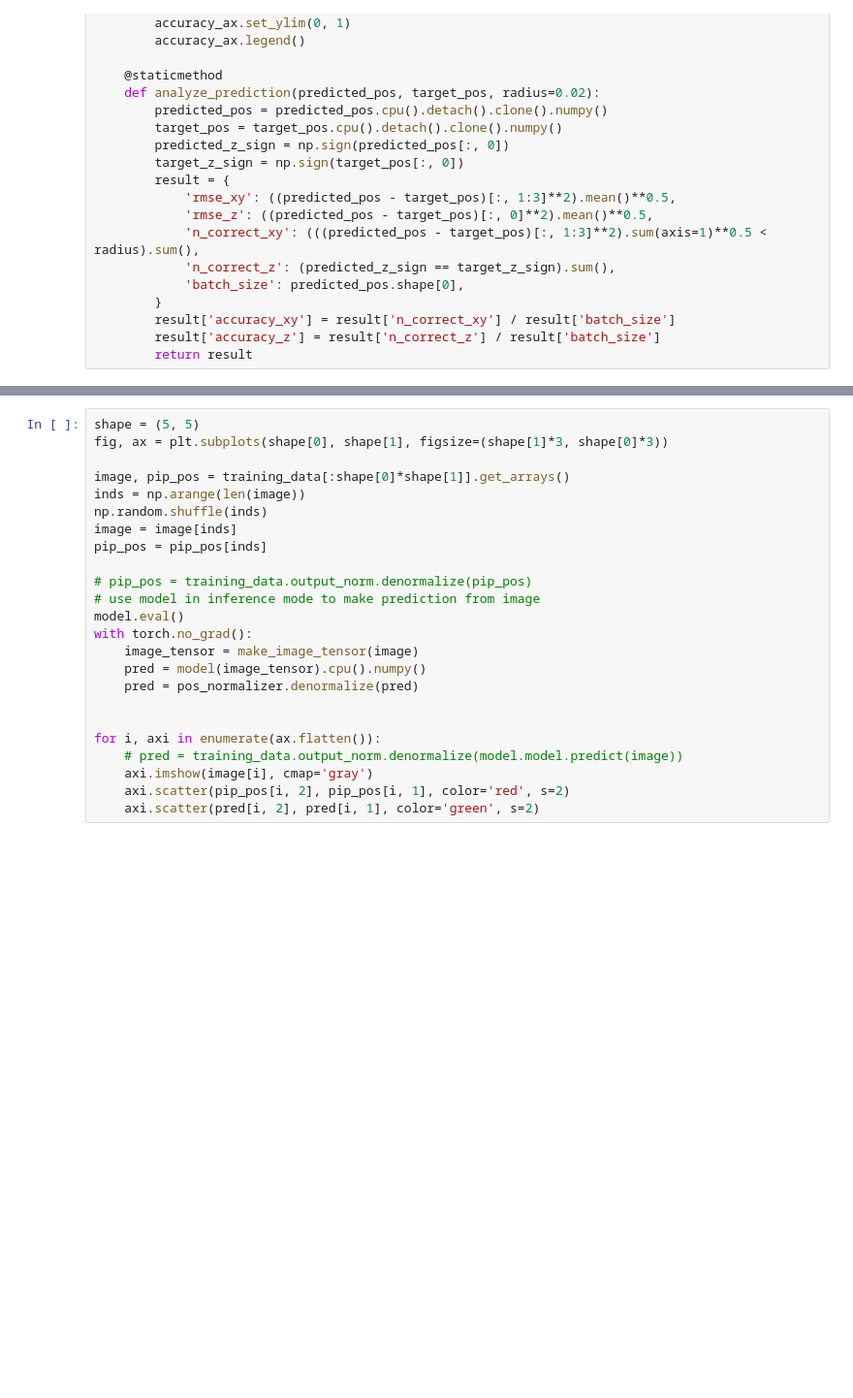
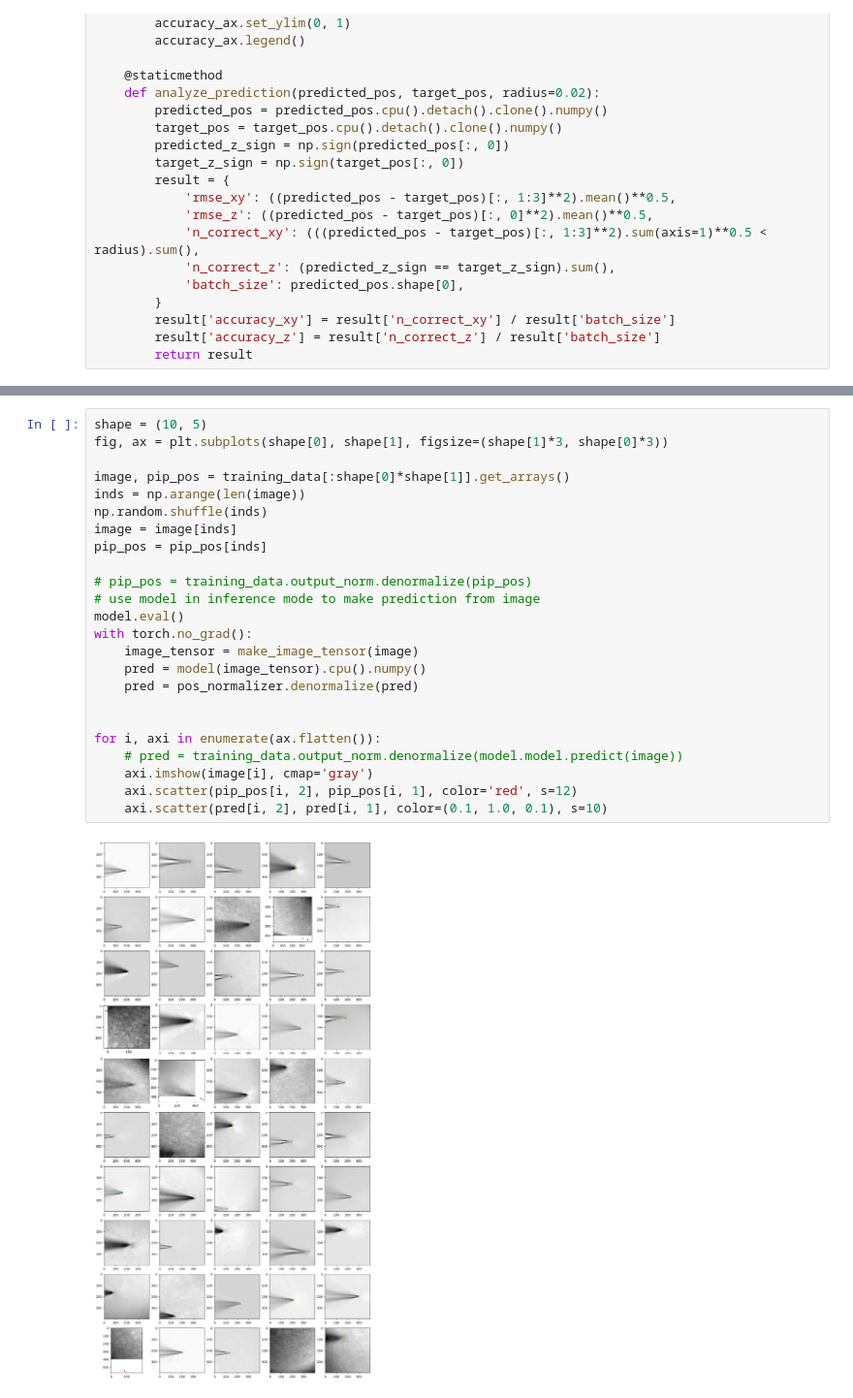
Before and after one commit to outofculture/pipette-detection, a Jupyter notebook: 03_increased_difficulty.ipynb, the cells around one changed output, grey strips where cells are left out. Shown at 97% size. Cells and saved outputs as stored; diff of their text form; blank space fills up the shorter version.

```diff
--- a/03_increased_difficulty.ipynb
+++ b/03_increased_difficulty.ipynb
@@ -289,24 +331,26 @@ validation_history.plot(ax[0], ax[1], label='validation')
 # %%
-shape = (5, 5)
+shape = (10, 5)
 fig, ax = plt.subplots(shape[0], shape[1], figsize=(shape[1]*3, shape[0]*3))
 
 image, pip_pos = training_data[:shape[0]*shape[1]].get_arrays()
 inds = np.arange(len(image))
 np.random.shuffle(inds)
 image = image[inds]
 pip_pos = pip_pos[inds]
 
 # pip_pos = training_data.output_norm.denormalize(pip_pos)
 # use model in inference mode to make prediction from image
 model.eval()
 with torch.no_grad():
     image_tensor = make_image_tensor(image)
     pred = model(image_tensor).cpu().numpy()
     pred = pos_normalizer.denormalize(pred)
 
 
 for i, axi in enumerate(ax.flatten()):
     # pred = training_data.output_norm.denormalize(model.model.predict(image))
     axi.imshow(image[i], cmap='gray')
-    axi.scatter(pip_pos[i, 2], pip_pos[i, 1], color='red', s=2)
-    axi.scatter(pred[i, 2], pred[i, 1], color='green', s=2)
+    axi.scatter(pip_pos[i, 2], pip_pos[i, 1], color='red', s=12)
+    axi.scatter(pred[i, 2], pred[i, 1], color=(0.1, 1.0, 0.1), s=10)
+# %% [output]
+[figure, added]
```
Also changed, not shown: parts of 5 cells of this notebook.
